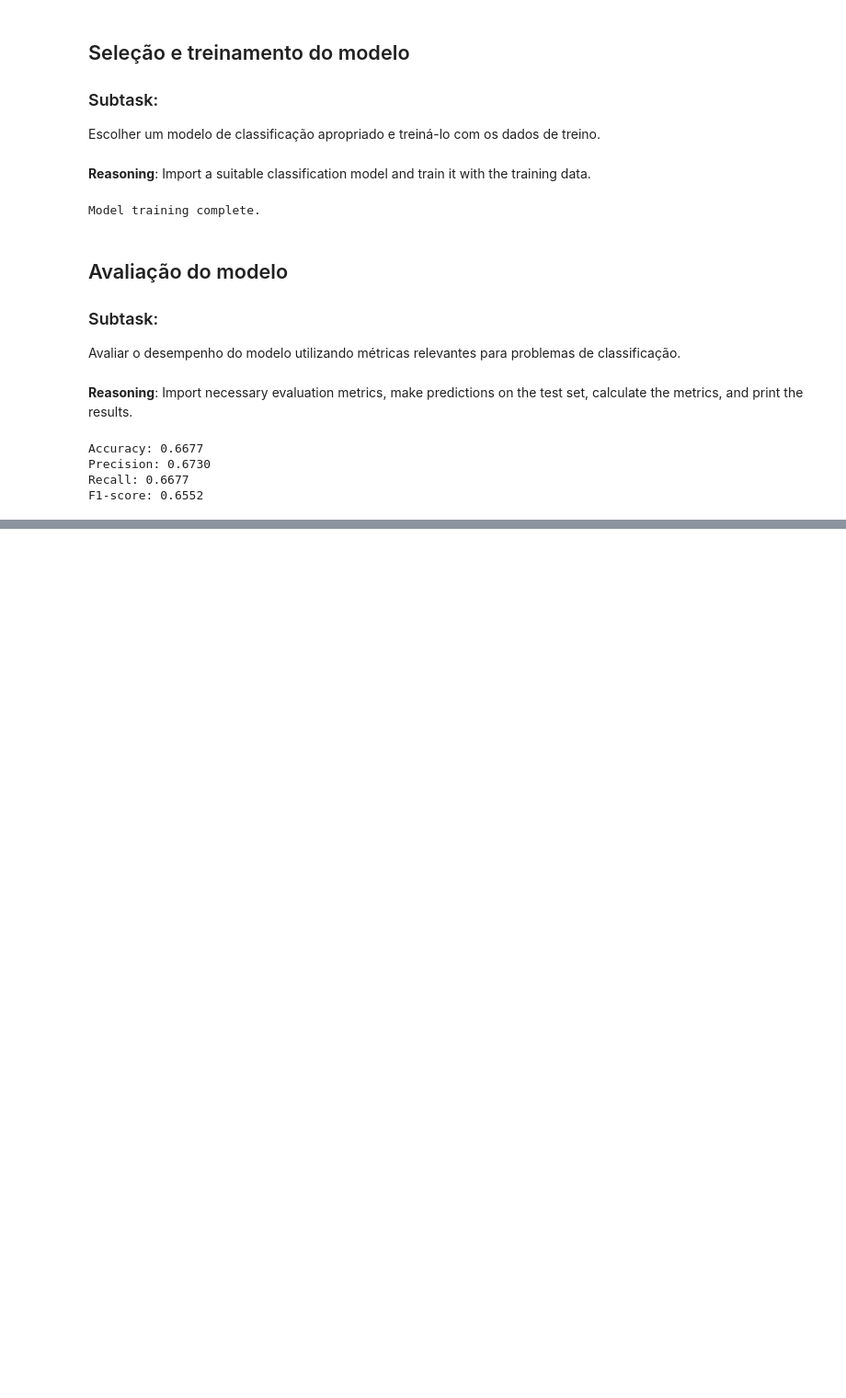
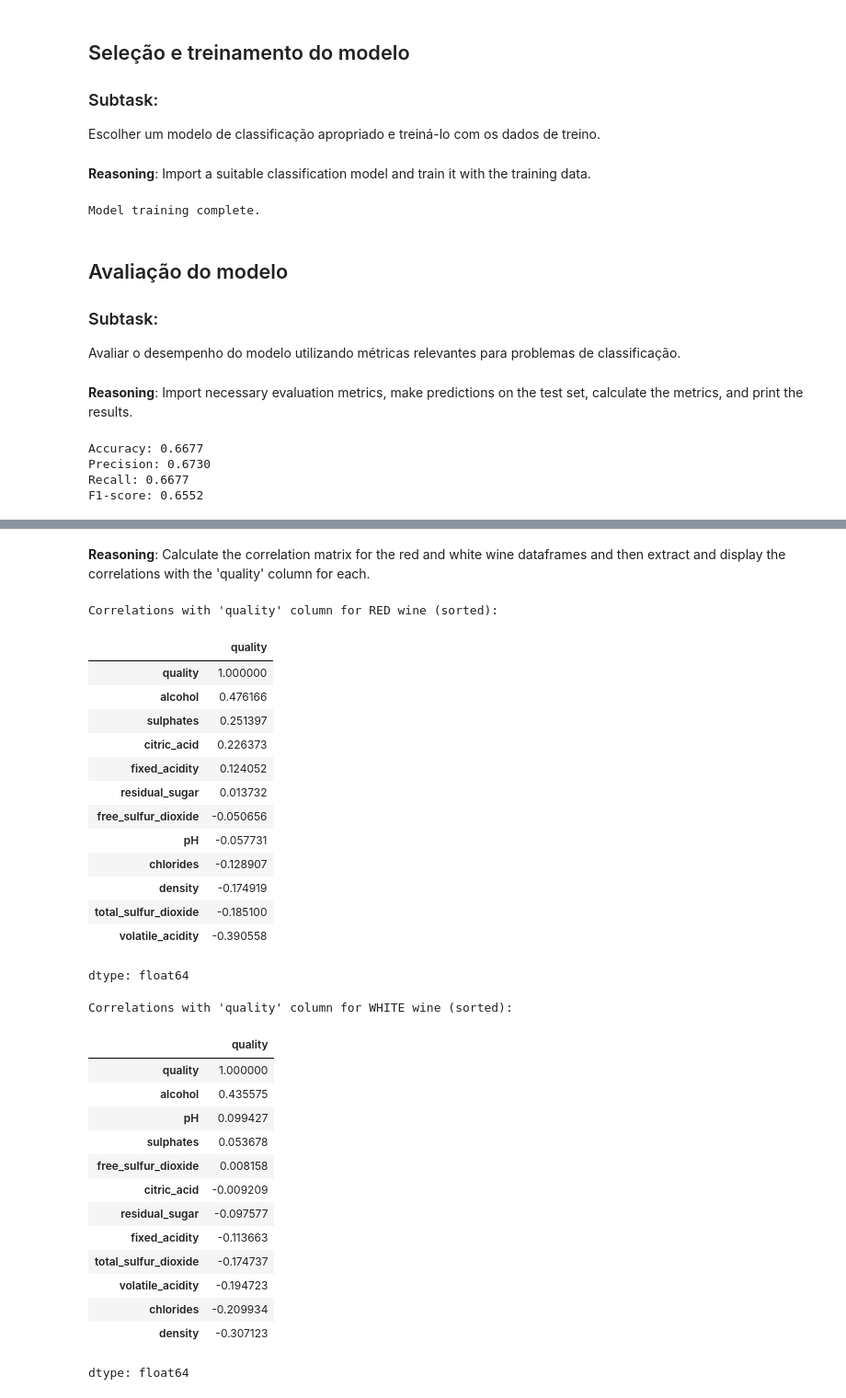
Before and after one commit to joaogcastro/data-science, a Jupyter notebook: Projeto_UP_DS_SI.ipynb, the cells around one changed output, grey strips where cells are left out. Shown at 92% size. Cells and saved outputs as stored; diff of their text form; code cells hidden in the pictures; blank space fills up the shorter version.

```diff
--- a/Projeto_UP_DS_SI.ipynb
+++ b/Projeto_UP_DS_SI.ipynb
@@ -679,0 +668,18 @@ dtype: float64
+# %%
+import pandas as pd
+
+# Combine features and targets
+df_combined = pd.concat([features, targets], axis=1)
+
+# Add a 'color' column. Assuming the first 1599 entries are red and the rest are white.
+df_combined['color'] = ['red'] * 1599 + ['white'] * (len(df_combined) - 1599)
+
+# Create a DataFrame for red wine
+df_red_wine = df_combined[df_combined['color'] == 'red'].copy()
+
+# Create a DataFrame for white wine
+df_white_wine = df_combined[df_combined['color'] == 'white'].copy()
+
+# Display the shapes of the new DataFrames
+print("Shape of df_red_wine:", df_red_wine.shape)
+print("Shape of df_white_wine:", df_white_wine.shape)
@@ -679,0 +694,54 @@ dtype: float64
+# %% [markdown]
+**Reasoning**:
+Calculate the correlation matrix for the red and white wine dataframes and then extract and display the correlations with the 'quality' column for each.
+# %%
+# Calculate the correlation matrix for red wine
+correlation_matrix_red = df_red_wine.corr(numeric_only=True)
+
+# Extract correlations with the 'quality' column for red wine
+quality_correlations_red = correlation_matrix_red['quality'].sort_values(ascending=False)
+
+# Display the sorted correlations for red wine
+print("Correlations with 'quality' column for RED wine (sorted):")
+display(quality_correlations_red)
+
+# Calculate the correlation matrix for white wine
+correlation_matrix_white = df_white_wine.corr(numeric_only=True)
+
+# Extract correlations with the 'quality' column for white wine
+quality_correlations_white = correlation_matrix_white['quality'].sort_values(ascending=False)
+
+# Display the sorted correlations for white wine
+print("\nCorrelations with 'quality' column for WHITE wine (sorted):")
+display(quality_correlations_white)
+# %% [output]
+Correlations with 'quality' column for RED wine (sorted):
+|  | quality |
+| quality | 1.000000 |
+| alcohol | 0.476166 |
+| sulphates | 0.251397 |
+| citric_acid | 0.226373 |
+| fixed_acidity | 0.124052 |
+| residual_sugar | 0.013732 |
+| free_sulfur_dioxide | -0.050656 |
+| pH | -0.057731 |
+| chlorides | -0.128907 |
+| density | -0.174919 |
+| total_sulfur_dioxide | -0.185100 |
+| volatile_acidity | -0.390558 |
+dtype: float64
+Correlations with 'quality' column for WHITE wine (sorted):
+|  | quality |
+| quality | 1.000000 |
+| alcohol | 0.435575 |
+| pH | 0.099427 |
+| sulphates | 0.053678 |
+| free_sulfur_dioxide | 0.008158 |
+| citric_acid | -0.009209 |
+| residual_sugar | -0.097577 |
+| fixed_acidity | -0.113663 |
+| total_sulfur_dioxide | -0.174737 |
+| volatile_acidity | -0.194723 |
+| chlorides | -0.209934 |
+| density | -0.307123 |
+dtype: float64
```
Also changed, not shown: parts of 26 cells of this notebook.
